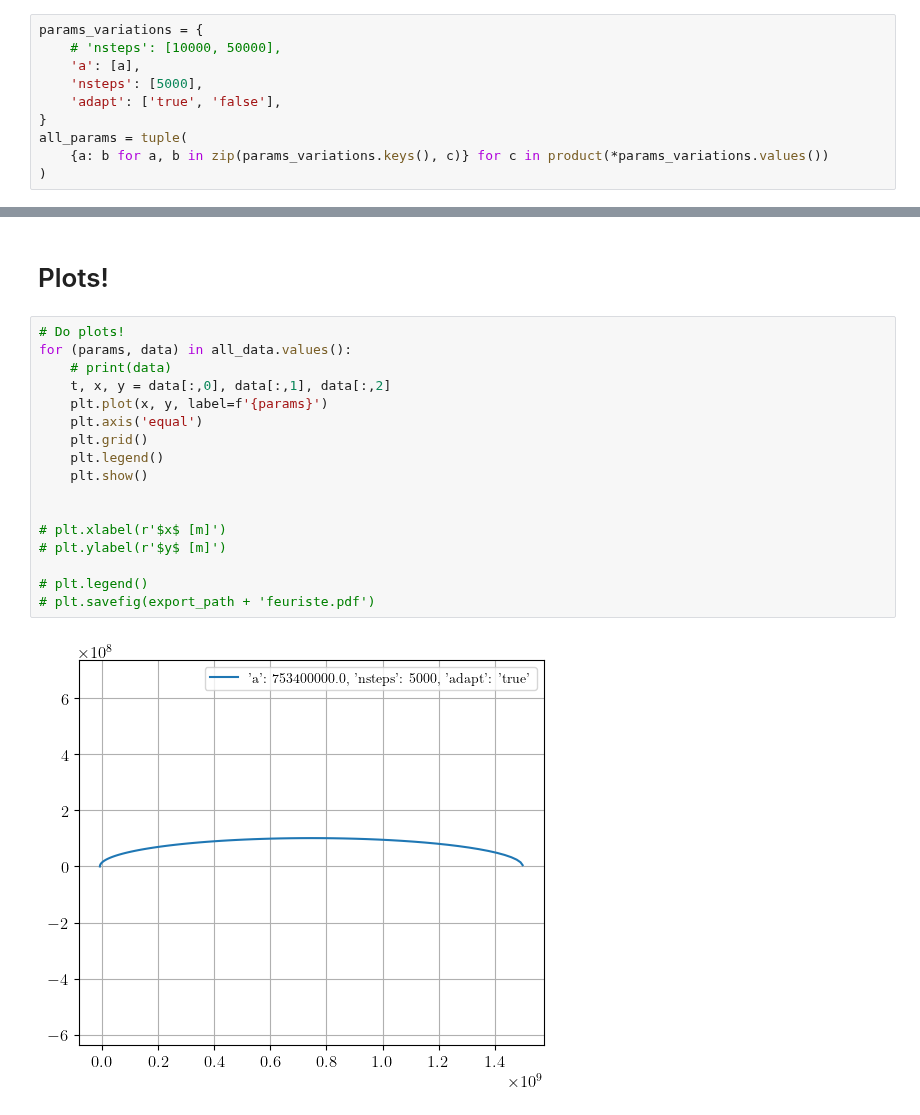
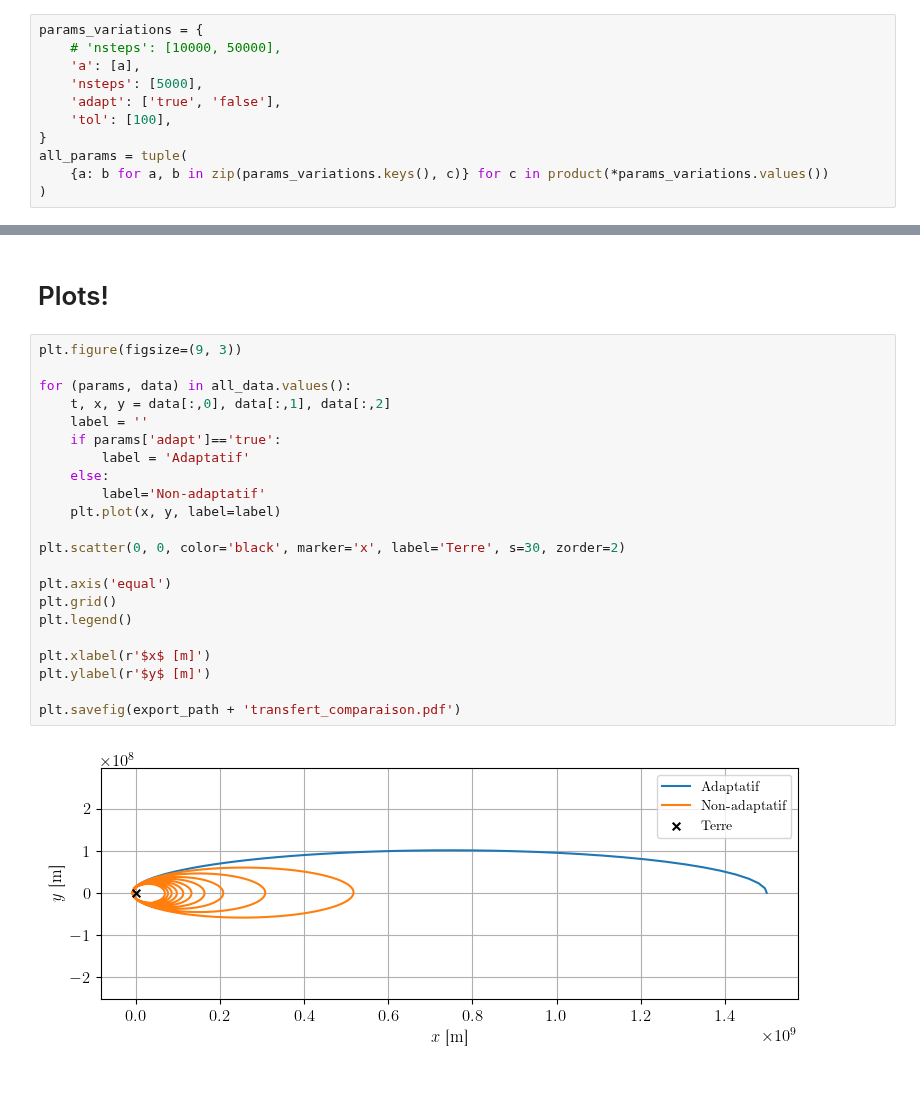
Before and after one commit to TomVdt/PhysNum, a Jupyter notebook: exercice3/analysis/analysis3ai.ipynb, the cells around one changed output, grey strips where cells are left out. Saved outputs shown, nothing was run; the diff lists cells and outputs as text; blank space fills up the shorter version.

```diff
--- a/exercice3/analysis/analysis3ai.ipynb
+++ b/exercice3/analysis/analysis3ai.ipynb
@@ -36,6 +36,7 @@ params_variations = {
     'a': [a],
     'nsteps': [5000],
     'adapt': ['true', 'false'],
+    'tol': [100],
 }
 all_params = tuple(
     {a: b for a, b in zip(params_variations.keys(), c)} for c in product(*params_variations.values())
@@ -68,21 +69,26 @@ for file, params in zip(outputs, all_params):
 # %% [markdown]
 # Plots!
 # %%
-# Do plots!
+plt.figure(figsize=(9, 3))
+
 for (params, data) in all_data.values():
-    # print(data)
     t, x, y = data[:,0], data[:,1], data[:,2]
-    plt.plot(x, y, label=f'{params}')
-    plt.axis('equal')
-    plt.grid()
-    plt.legend()
-    plt.show()
+    label = ''
+    if params['adapt']=='true':
+        label = 'Adaptatif'
+    else:
+        label='Non-adaptatif'
+    plt.plot(x, y, label=label)
 
+plt.scatter(0, 0, color='black', marker='x', label='Terre', s=30, zorder=2)
 
-# plt.xlabel(r'$x$ [m]')
-# plt.ylabel(r'$y$ [m]')
+plt.axis('equal')
+plt.grid()
+plt.legend()
 
-# plt.legend()
-# plt.savefig(export_path + 'feuriste.pdf')
+plt.xlabel(r'$x$ [m]')
+plt.ylabel(r'$y$ [m]')
+
+plt.savefig(export_path + 'transfert_comparaison.pdf')
 # %% [output]
-[figure, old version]
+[figure, new version]
```
Also changed, not shown: parts of 2 cells of this notebook, 2 other files.
